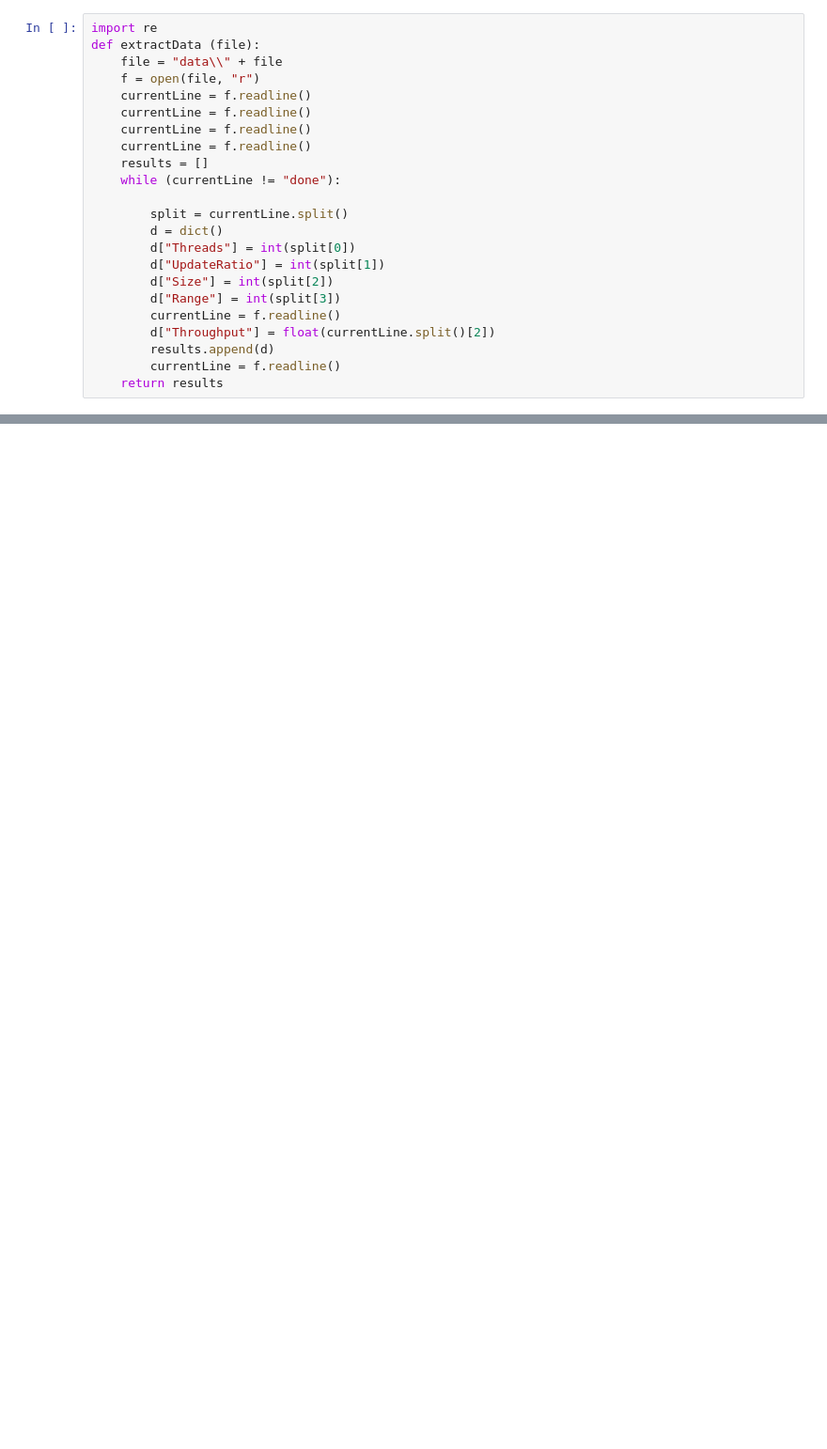
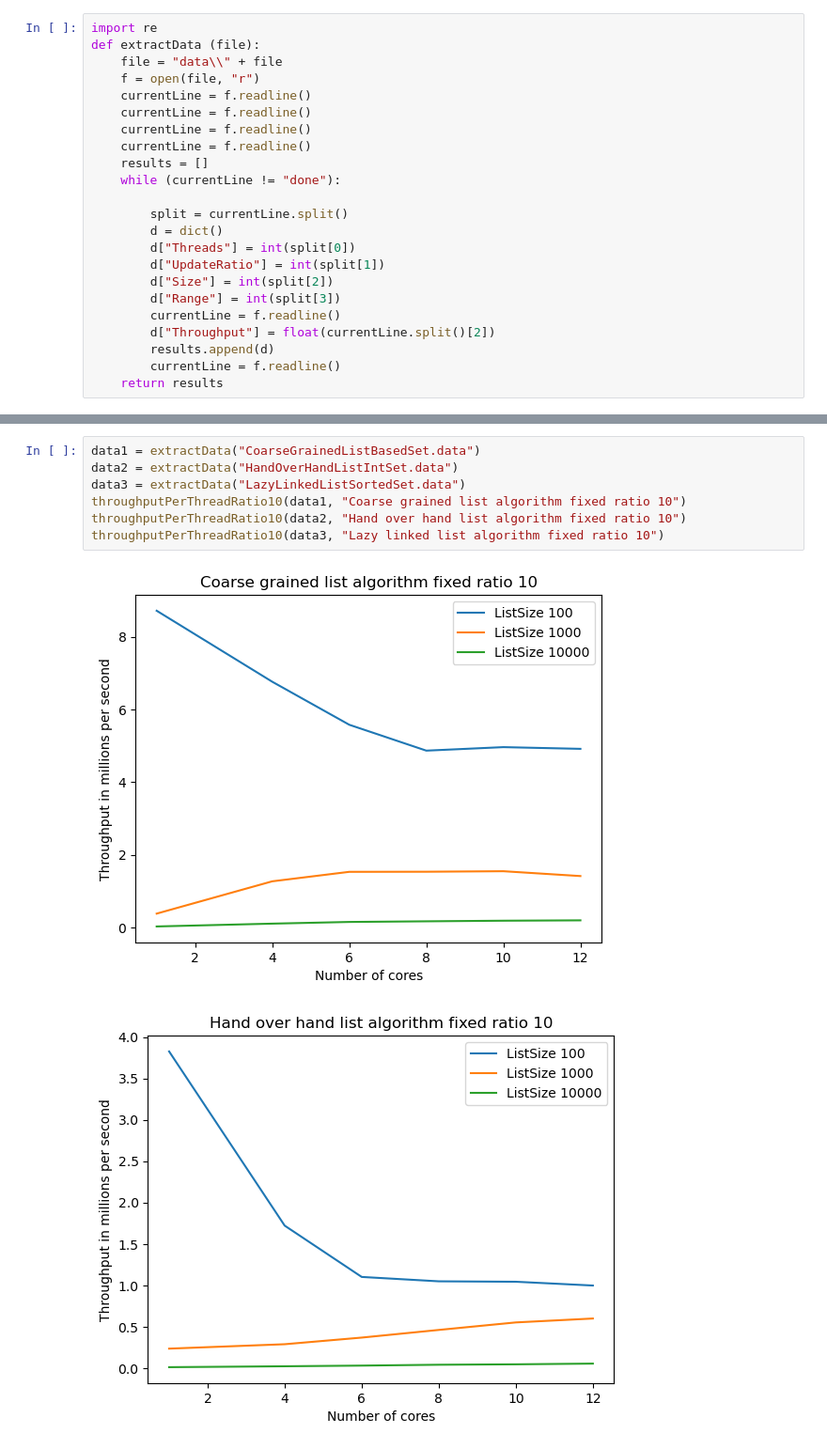
Before and after one commit to adrien-gtd/ConcurentDatastructureAnalysis, a Jupyter notebook: plotting.ipynb, the cells around one changed output, grey strips where cells are left out. Shown at 94% size. Drawn from its saved outputs; the diff is of its cells as text; blank space fills up the shorter version.

```diff
--- a/plotting.ipynb
+++ b/plotting.ipynb
@@ -106,0 +110,10 @@ throughputPerThreadListRatio10Size100(data1, data2, data3, "Algortithm performan
+# %%
+data1 = extractData("CoarseGrainedListBasedSet.data")
+data2 = extractData("HandOverHandListIntSet.data")
+data3 = extractData("LazyLinkedListSortedSet.data")
+throughputPerThreadRatio10(data1, "Coarse grained list algorithm fixed ratio 10")
+throughputPerThreadRatio10(data2, "Hand over hand list algorithm fixed ratio 10")
+throughputPerThreadRatio10(data3, "Lazy linked list algorithm fixed ratio 10")
+# %% [output]
+[figure, added]
+[figure, added]
```
Also changed, not shown: parts of 6 cells of this notebook, 8 other files.
